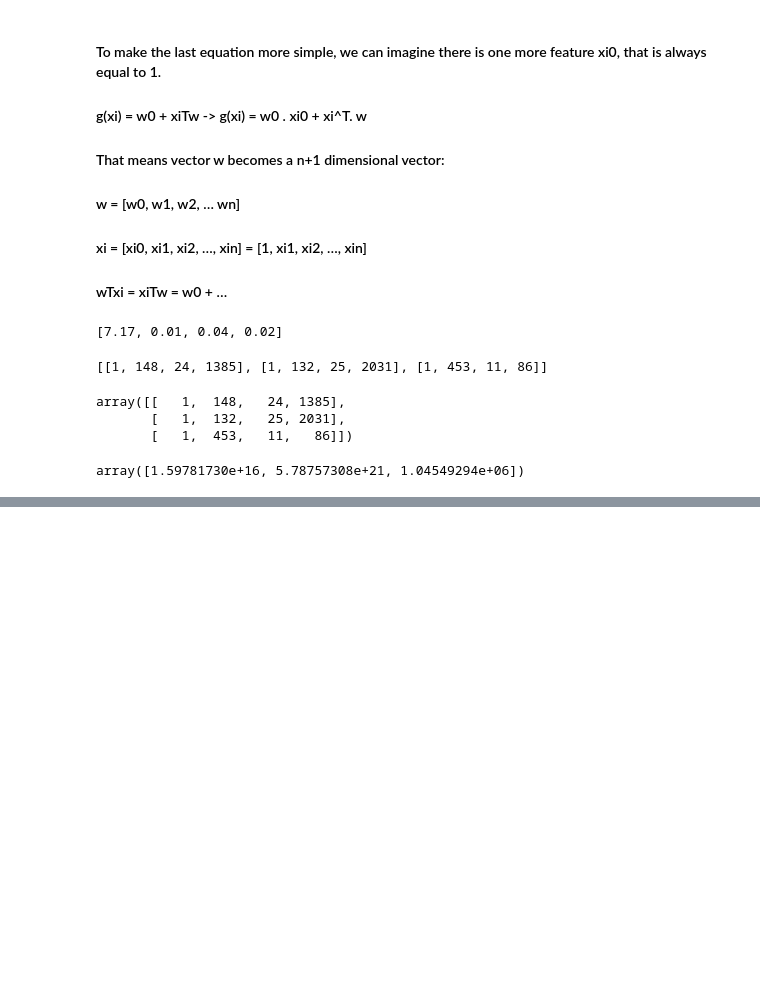
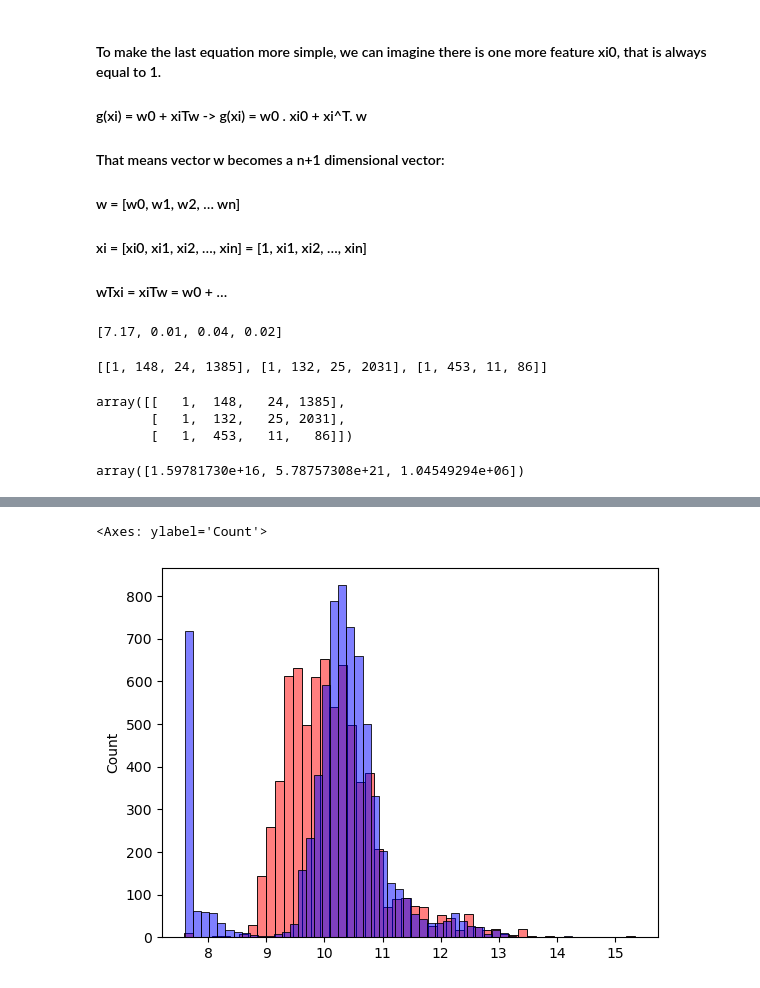
Before and after one commit to sam47-asfaw/ml_zoomcamp, a Jupyter notebook: 02-regression/car_price_lecture.ipynb, the cells around one changed output, grey strips where cells are left out. Cells and saved outputs as stored; diff of their text form; code cells hidden in the pictures; blank space fills up the shorter version.

```diff
--- a/02-regression/car_price_lecture.ipynb
+++ b/02-regression/car_price_lecture.ipynb
@@ -326,0 +460,2 @@ array([1.59781730e+16, 5.78757308e+21, 1.04549294e+06])
+# %%
+base = ['engine_hp', 'engine_cylinders', 'highway_mpg','city_mpg', 'popularity']
@@ -326,0 +506,3 @@ array([1.59781730e+16, 5.78757308e+21, 1.04549294e+06])
+# %%
+#fill the null with 0
+X_train = train_df[base].fillna(0).values
@@ -326,0 +519,13 @@ array([1.59781730e+16, 5.78757308e+21, 1.04549294e+06])
+# %%
+#train the linear_regression model
+W0, W = train_linear_regression(X_train, y_train)
+# %%
+#calculate the y_prediction value
+y_prediction = W0 + X_train.dot(W)
+# %%
+#compare the y_prediction with y_train graph
+sns.histplot(y_prediction, color='red', alpha = 0.5,bins=50)
+sns.histplot(y_train, color='blue', alpha = 0.5, bins= 50)
+# %% [output]
+<Axes: ylabel='Count'>
+[figure, added]
```
Also changed, not shown: parts of 29 cells of this notebook, 1 other file.
